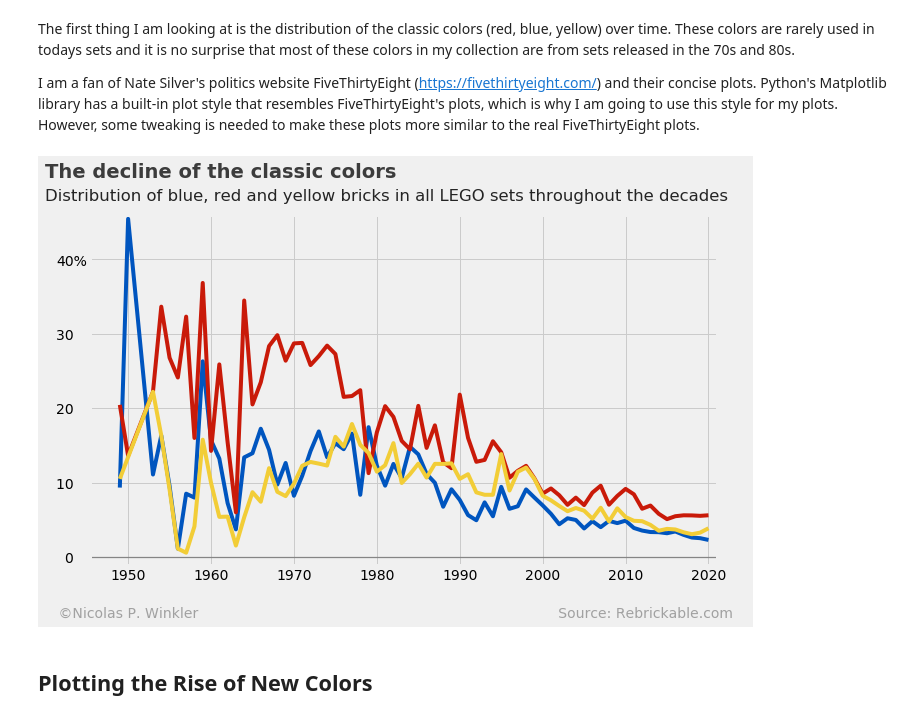
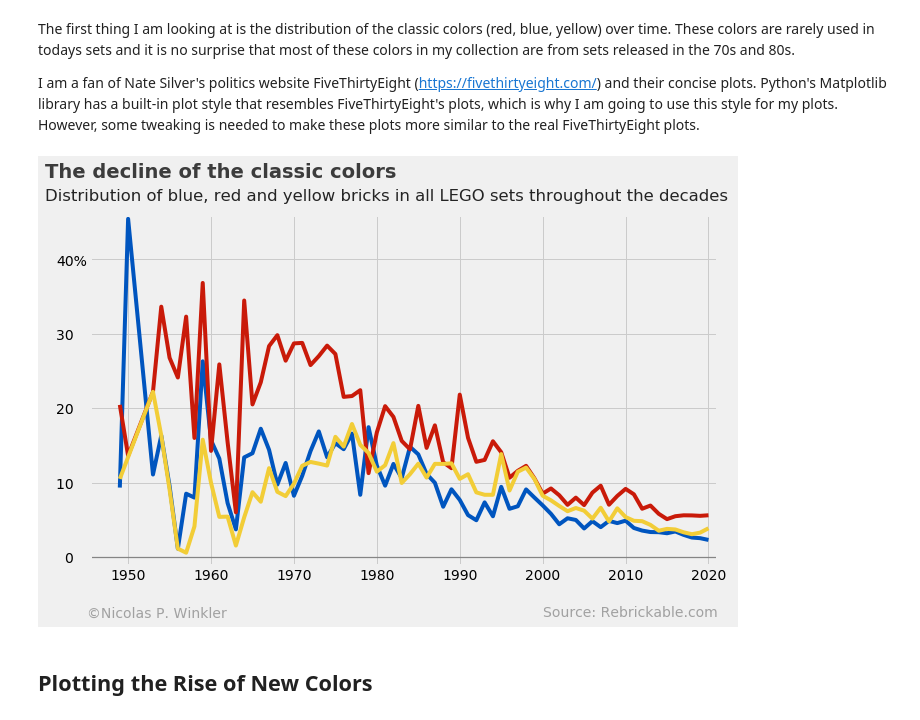
Before and after one commit to niphiwi/blog, a Jupyter notebook: _notebooks/2021-03-06-Plotting-LEGO-Data-with-Python.ipynb, the cells around one changed output. Drawn from its saved outputs; the diff is of its cells as text; code cells hidden in the pictures.

```diff
--- a/_notebooks/2021-03-06-Plotting-LEGO-Data-with-Python.ipynb
+++ b/_notebooks/2021-03-06-Plotting-LEGO-Data-with-Python.ipynb
@@ -104,46 +104,55 @@ df_colors = df_colors.groupby(level=0).apply(lambda x: 100 * x / float(x.sum()))
 df_colors.columns = ['Year', 'Color', 'RGB', 'Percentage']
 
 # Filter for red, blue and yellow
-df_rby = df_colors[df_colors.Color.eq('Blue') | df_colors.Color.eq('Red') | df_colors.Color.eq('Yellow')]
+df_rby = df_colors[df_colors.Color.eq('Blue') |
+                   df_colors.Color.eq('Red') |
+                   df_colors.Color.eq('Yellow')]
 
 # Fill the color palette based on the actual RGB values
 cpalette = sns.color_palette('#' + df_rby.RGB.unique())
 
 # Create figure and set plot style
 plt.style.use('fivethirtyeight')
 plt.figure(figsize=(10,6))
 
 # Plot with Seaborn (and distinguish with hue='Color')
-ax = sns.lineplot(x='Year', y='Percentage', hue='Color', palette=cpalette, data=df_rby, legend=False)
+ax = sns.lineplot(x='Year', y='Percentage', hue='Color',
+                  palette=cpalette, data=df_rby, legend=False)
 
 # Set the axis limits
 plt.ylim(-1, 46)
 plt.xlim(xmax=2021)
 
 # Create bold line at y=0
 ax.axhline(y=0, color='#414141', linewidth=1.3, alpha=0.5)
 
 # Set font size for the axis tick labels and specify y tick labels...
 ax.tick_params(axis = 'both', which = 'major', labelsize = 14)
 ax.set_yticklabels(labels = ['','0   ', '10   ', '20   ', '30   ', '40%'])
 
 # ... but hide the actual axis labels
 ax.xaxis.label.set_visible(False)
 ax.yaxis.label.set_visible(False)
 
 # Make the title and subtitle
-ax.text(x = 1940, y = 51, s = "The decline of the classic colors", fontsize = 19.5, weight = 'bold', alpha = .75)
-ax.text(x = 1940, y = 48, s = 'Distribution of blue, red and yellow bricks in all LEGO sets throughout the decades', fontsize = 16.5, alpha = .85)
+ax.text(x = 1940, y = 51,
+        s = "The decline of the classic colors",
+        fontsize = 19.5, weight = 'bold', alpha = .75)
+ax.text(x = 1940, y = 48,
+        s = 'Distribution of blue, red and yellow bricks in all LEGO sets throughout the decades',
+        fontsize = 16.5, alpha = .85)
 
 # Make the footer
-ax.text(x = 1940, y = -8,
-    s = '   ©Nicolas P. Winkler                                                                                Source: Rebrickable.com   ',
+ax.text(x = 1945, y = -8,
+    s = '©Nicolas P. Winkler',
     fontsize = 14, color = 'grey', alpha=0.7);
-
+ax.text(x = 2000, y = -8,
+    s = 'Source: Rebrickable.com   ',
+    fontsize = 14, color = 'grey', alpha=0.7);
 # Show plot
 plt.show()
 # %% [output]
-[figure, old version]
+[figure, new version]
 # %% [markdown]
 ## Plotting the Rise of New Colors
 # %% [markdown]
```
Also changed, not shown: parts of 1 cell of this notebook.
